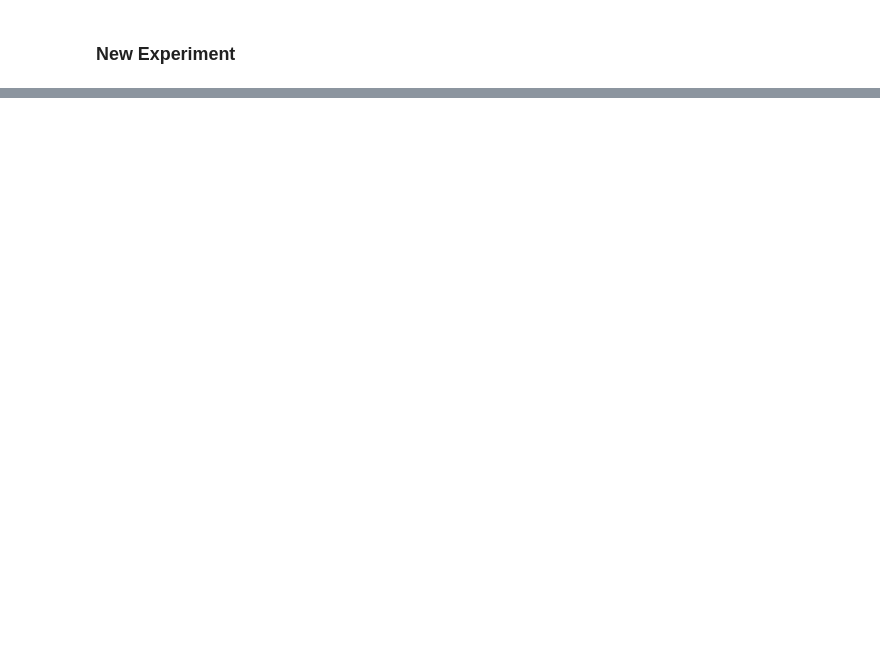
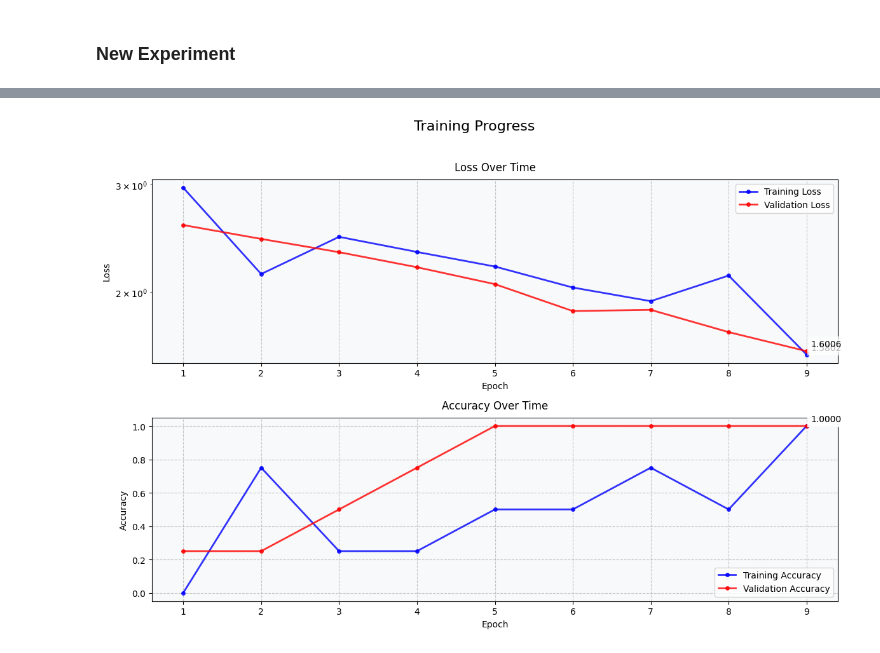
Before and after one commit to Giovannicus/GourmetAI, a Jupyter notebook: main_notebook.ipynb, the cells around one changed output, grey strips where cells are left out. Drawn from its saved outputs; the diff is of its cells as text; code cells hidden in the pictures; blank space fills up the shorter version.

Commit message:
matplotlib 4 colab

```diff
--- a/main_notebook.ipynb
+++ b/main_notebook.ipynb
@@ -53,14 +53,21 @@ len(trainset), len(valset), len(testset)
 # %% [output]
 (8960, 2240, 2800)
 # %%
-batch_size = 128
+batch_size = 2
+num_batches = 2
+from torch.utils.data import Subset
+num_samples = num_batches * batch_size
+subset_indices = list(range(num_samples))
+limited_trainset = Subset(trainset, subset_indices)
+limited_valset = Subset(valset, subset_indices)
+limited_testset = Subset(testset, subset_indices)
 
-trainloader = torch.utils.data.DataLoader(trainset, batch_size=batch_size,
+trainloader = torch.utils.data.DataLoader(limited_trainset, batch_size=batch_size,
                                           shuffle=True)
-valloader = torch.utils.data.DataLoader(valset, batch_size=batch_size,
+valloader = torch.utils.data.DataLoader(limited_valset, batch_size=batch_size,
                                           shuffle=False)
 
-testloader = torch.utils.data.DataLoader(testset, batch_size=batch_size,
+testloader = torch.utils.data.DataLoader(limited_testset, batch_size=batch_size,
                                          shuffle=False)
 # %% [markdown]
 ## Transfer Learning
@@ -347,0 +658,72 @@ Creating new experiment
+# %%
+N_EPOCHS = 9
+MAX_PATIENCE = 5
+LEARNING_RATE = 1e-4
+LR_DECAY = 0.995
+DECAY_LR_EVERY_N_EPOCHS = 1
+EXPERIMENT_NAME = 'exp1'
+
+device = torch.device("cuda" if torch.cuda.is_available() else "cpu")
+model = vgg.to(device)
+criterion = nn.CrossEntropyLoss().to(device)
+logger = get_logger(ch_log_level=logging.INFO, fh_log_level=logging.INFO)
+optimizer = optim.Adam(model.parameters(), lr=LEARNING_RATE)
+
+print('  + Number of params: {}'.format(
+    sum([p.data.nelement() for p in model.parameters()])))
+exp = Experiment(EXPERIMENT_NAME, "exps", logger)
+
+# Create New Experiment
+exp.init()
+#monitor = setup_training_monitor(exp)
+#monitor.start()
+monitor = ColabTrainingMonitor()
+import time
+
+for epoch in range(exp.epoch, exp.epoch+N_EPOCHS):
+    since = time.time()
+
+    ### Train ###
+    trn_loss, trn_acc = train(model, trainloader, criterion, optimizer, epoch)
+    logger.info('Epoch {:d}: Train - Loss: {:.4f}\tAcc: {:.4f}'.format(epoch, trn_loss, trn_acc))
+    time_elapsed = time.time() - since
+    logger.info('Train Time {:.0f}m {:.0f}s'.format(
+        time_elapsed // 60, time_elapsed % 60))
+
+    ### Test ###
+    val_loss, val_acc = test(model, testloader, criterion, epoch)
+    logger.info('Val - Loss: {:.4f}, Acc: {:.4f}'.format(val_loss, val_acc))
+    time_elapsed = time.time() - since
+    logger.info('Total Time {:.0f}m {:.0f}s\n'.format(
+        time_elapsed // 60, time_elapsed % 60))
+
+    monitor.update(epoch, trn_loss, val_loss, trn_acc, val_acc)
+
+    ### Save Metrics ###
+    exp.save_history('train', trn_loss, trn_acc)
+    exp.save_history('val', val_loss, val_acc)
+
+    ### Checkpoint ###
+    exp.save_weights(model, trn_loss, val_loss, trn_acc, val_acc)
+    exp.save_optimizer(optimizer, val_loss)
+
+    ## Early Stopping ##
+    if (epoch - exp.best_val_loss_epoch) > MAX_PATIENCE:
+        logger.info(("Early stopping at epoch %d since no "
+               + "better loss found since epoch %.3")
+               % (epoch, exp.best_val_loss))
+        break
+
+    ### Adjust Lr ###
+    adjust_learning_rate(LEARNING_RATE, LR_DECAY, optimizer,
+                         epoch, DECAY_LR_EVERY_N_EPOCHS)
+
+    exp.epoch += 1
+
+try:
+    monitor.save(os.path.join(exp.history_dir, 'final_training_progress.png'))
+    monitor.stop()
+except:
+    pass
+# %% [output]
+[figure, added]
```
Also changed, not shown: parts of 9 cells of this notebook, 3 other files.
